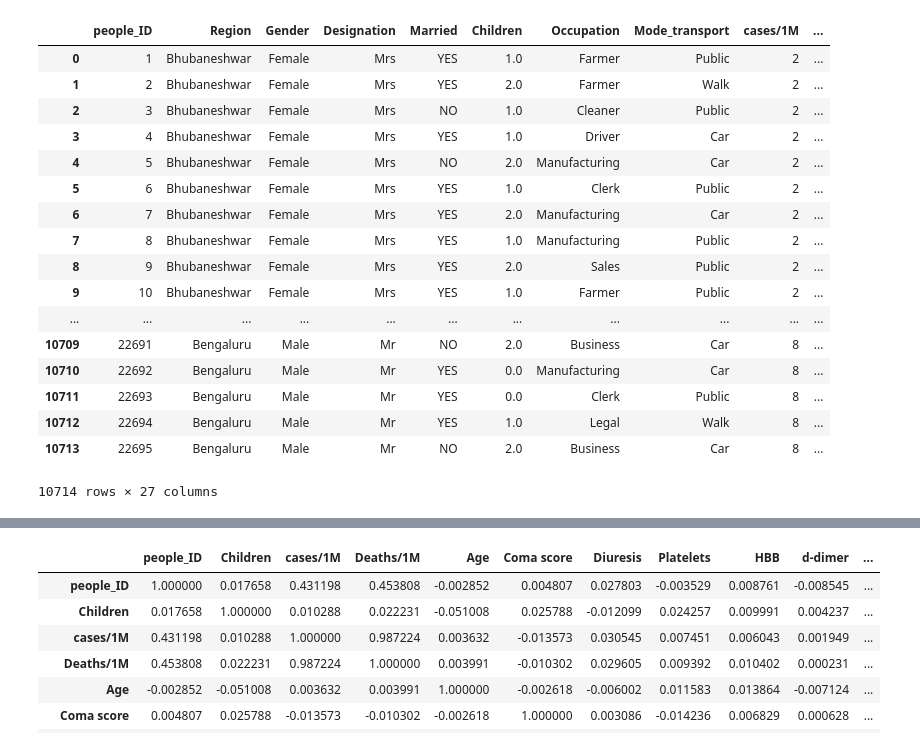
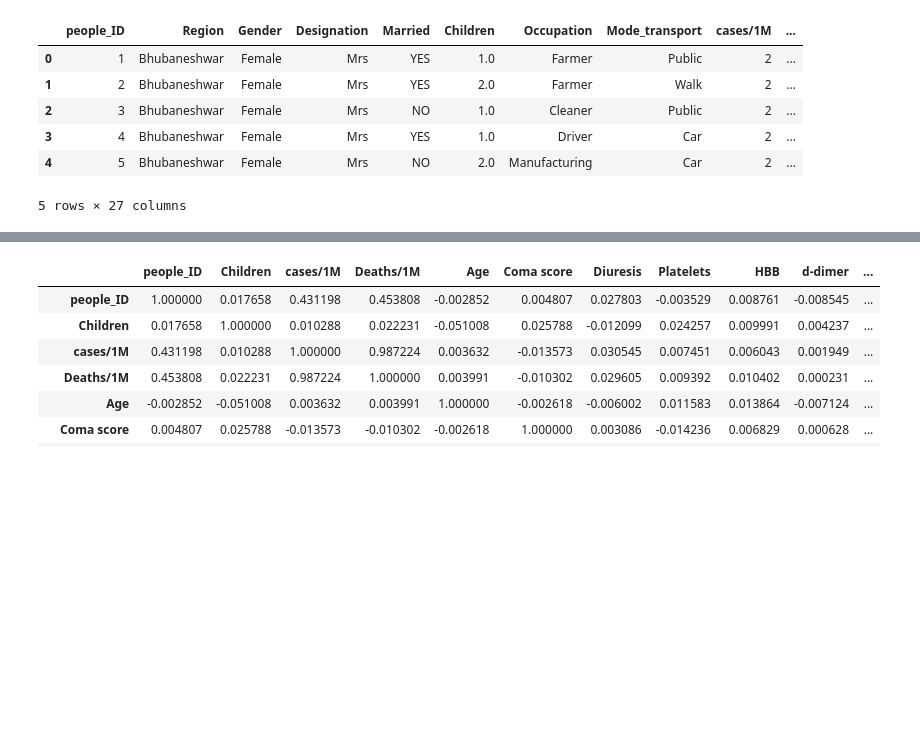
Before and after one commit to SaiShashankTurlapati/Covid-19-Infection-Probability, a Jupyter notebook: Covid-19+Infection+Probability.ipynb, the cells around one changed output, grey strips where cells are left out. Drawn from its saved outputs; the diff is of its cells as text; code cells hidden in the pictures; blank space fills up the shorter version.

```diff
--- a/Covid-19+Infection+Probability.ipynb
+++ b/Covid-19+Infection+Probability.ipynb
@@ -10,26 +10,15 @@ import matplotlib.pyplot as plt
 from sklearn import preprocessing
 data1=pd.read_csv('Train_dataset.csv')
 # %%
-data1
+data1.head()
 # %% [output]
 |  | people_ID | Region | Gender | Designation | Married | Children | Occupation | Mode_transport | cases/1M | ... |
 | 0 | 1 | Bhubaneshwar | Female | Mrs | YES | 1.0 | Farmer | Public | 2 | ... |
 | 1 | 2 | Bhubaneshwar | Female | Mrs | YES | 2.0 | Farmer | Walk | 2 | ... |
 | 2 | 3 | Bhubaneshwar | Female | Mrs | NO | 1.0 | Cleaner | Public | 2 | ... |
 | 3 | 4 | Bhubaneshwar | Female | Mrs | YES | 1.0 | Driver | Car | 2 | ... |
 | 4 | 5 | Bhubaneshwar | Female | Mrs | NO | 2.0 | Manufacturing | Car | 2 | ... |
-| 5 | 6 | Bhubaneshwar | Female | Mrs | YES | 1.0 | Clerk | Public | 2 | ... |
-| 6 | 7 | Bhubaneshwar | Female | Mrs | YES | 2.0 | Manufacturing | Car | 2 | ... |
-| 7 | 8 | Bhubaneshwar | Female | Mrs | YES | 1.0 | Manufacturing | Public | 2 | ... |
-| 8 | 9 | Bhubaneshwar | Female | Mrs | YES | 2.0 | Sales | Public | 2 | ... |
-| 9 | 10 | Bhubaneshwar | Female | Mrs | YES | 1.0 | Farmer | Public | 2 | ... |
-| ... | ... | ... | ... | ... | ... | ... | ... | ... | ... | ... |
-| 10709 | 22691 | Bengaluru | Male | Mr | NO | 2.0 | Business | Car | 8 | ... |
-| 10710 | 22692 | Bengaluru | Male | Mr | YES | 0.0 | Manufacturing | Car | 8 | ... |
-| 10711 | 22693 | Bengaluru | Male | Mr | YES | 0.0 | Clerk | Public | 8 | ... |
-| 10712 | 22694 | Bengaluru | Male | Mr | YES | 1.0 | Legal | Walk | 8 | ... |
-| 10713 | 22695 | Bengaluru | Male | Mr | NO | 2.0 | Business | Car | 8 | ... |
-10714 rows × 27 columns
+5 rows × 27 columns
 # %%
 data2=pd.read_csv('Test_dataset.csv')
 # %%
```
Also changed, not shown: parts of 1 cell of this notebook.
